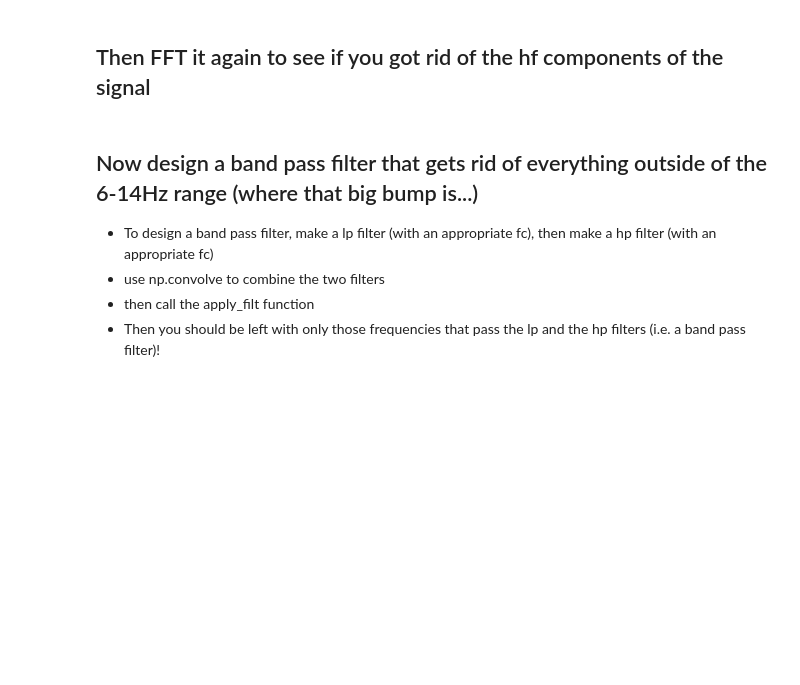
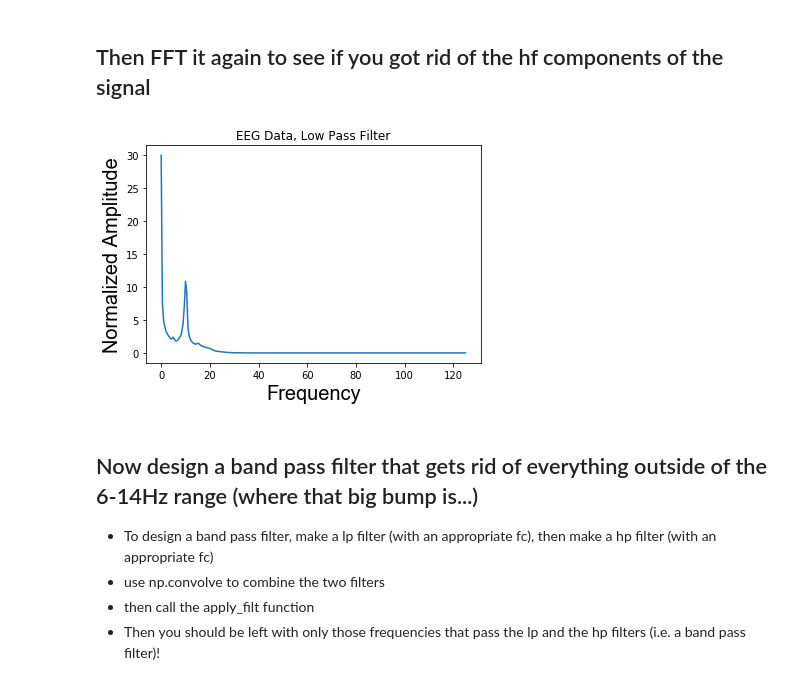
Before and after one commit to ollicamp/PSYC-NEU-231, a Jupyter notebook: Tutorial_063_Exercises.ipynb, the cells around one changed output. Cells and saved outputs as stored; diff of their text form; code cells hidden in the pictures; blank space fills up the shorter version.

```diff
--- a/Tutorial_063_Exercises.ipynb
+++ b/Tutorial_063_Exercises.ipynb
@@ -101,5 +95,23 @@ plt.show()
 # %% [markdown]
 ## Then FFT it again to see if you got rid of the hf components of the signal
+# %%
+sp = np.fft.rfft(lpdataset, axis=1)
+amp = np.abs(sp)
+amp = (amp  / time.shape[0] ) * 2
+
+aveamp = np.mean(amp, axis=0)
+
+freq = np.fft.rfftfreq(dataset.shape[1], 1/sr)
+
+plt.plot(freq, aveamp)
+plt.title('EEG Data, Low Pass Filter')
+plt.xlabel('Frequency', **fig_font)
+plt.ylabel('Normalized Amplitude', **fig_font)
+plt.show()
+
+# yup that 60Hz peak is gone!
+# %% [output]
+[figure, added]
 # %% [markdown]
 ## Now design a band pass filter that gets rid of everything outside of the 6-14Hz range (where that big bump is...)
 * To design a band pass filter, make a lp filter (with an appropriate fc), then make a hp filter (with an appropriate fc)
```
Also changed, not shown: parts of 4 cells of this notebook, 2 other files.
